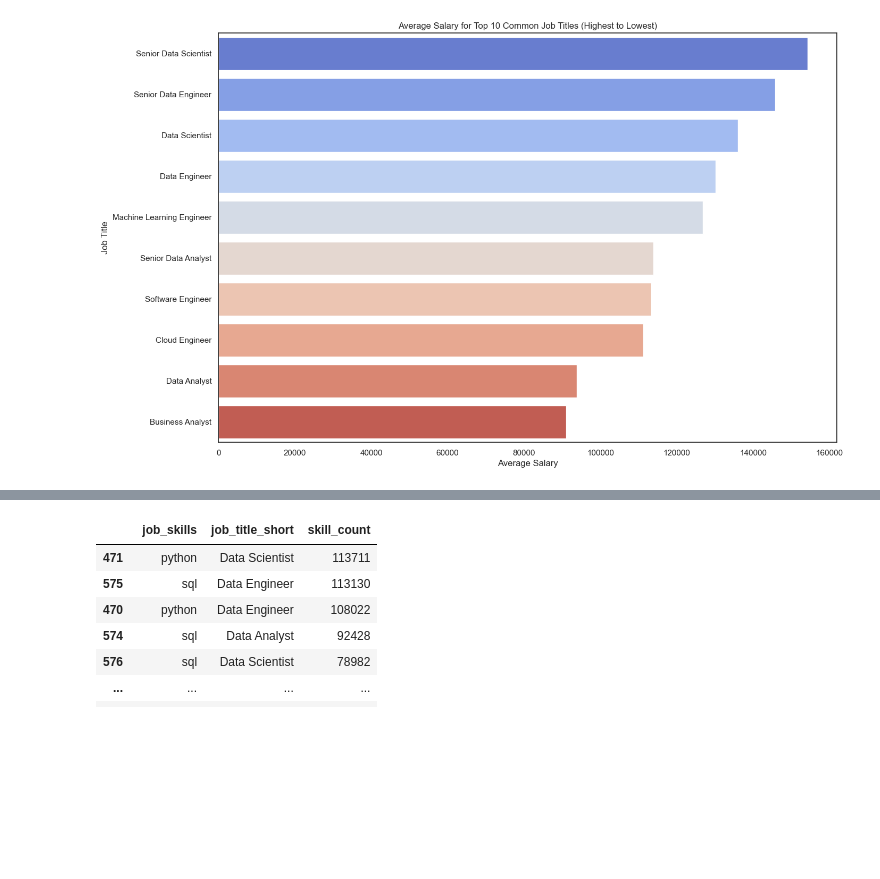
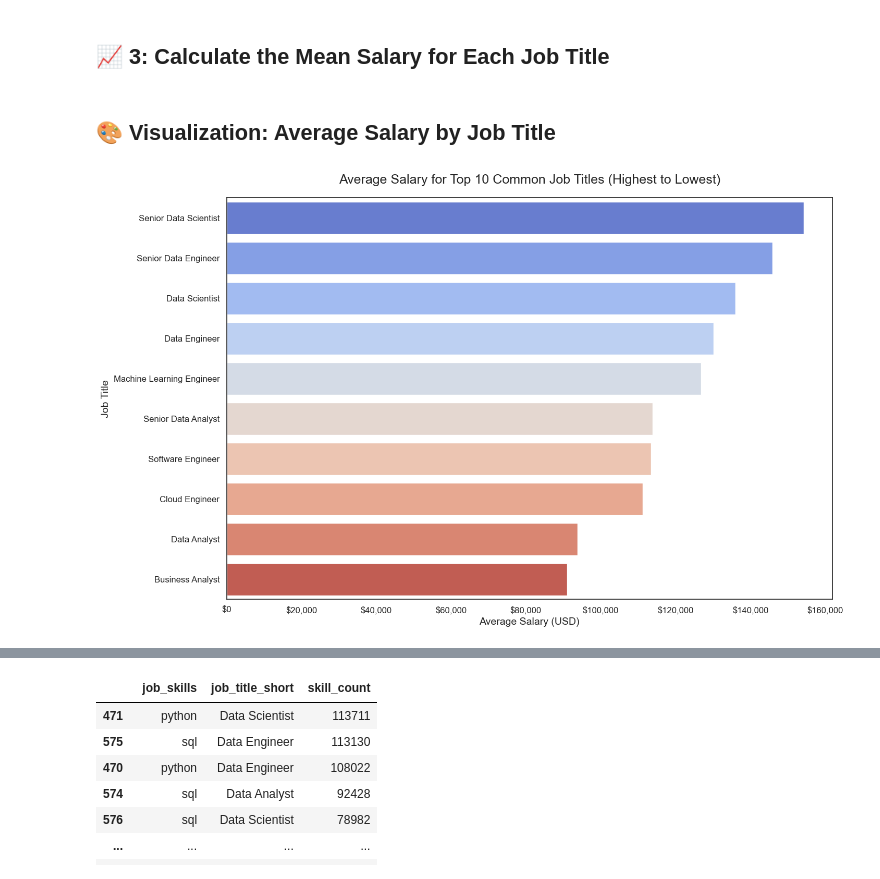
Before and after one commit to abdulganiu99/Job_Postings_Analysis_py, a Jupyter notebook: notebooks/3_analysis_and_visualization.ipynb, the cells around one changed output, grey strips where cells are left out. Cells and saved outputs as stored; diff of their text form; code cells hidden in the pictures; blank space fills up the shorter version.

```diff
--- a/notebooks/3_analysis_and_visualization.ipynb
+++ b/notebooks/3_analysis_and_visualization.ipynb
@@ -34,0 +108,2 @@ plt.show()
+# %% [markdown]
+## 📈 3: Calculate the Mean Salary for Each Job Title
@@ -35,15 +113,30 @@ plt.show()
+# %% [markdown]
+## 🎨 Visualization: Average Salary by Job Title
 # %%
-# Salary Distribution of the Top Requested Jobs
-top_jobs = df['job_title_short'].value_counts().index[:10]
-top_jobs_df = df[df['job_title_short'].isin(top_jobs)]
-mean_salaries = top_jobs_df.groupby('job_title_short')['salary_year_avg'].mean().sort_values(ascending=False)
+# Set the theme for visualizations
+sns.set_theme(style='white')
 
-sns.set_theme(style='white')
+# Create a horizontal bar plot for average salaries
 plt.figure(figsize=(15, 10))
-sns.barplot(x=mean_salaries.values, y=mean_salaries.index, order=mean_salaries.index, palette='coolwarm')
-plt.title('Average Salary for Top 10 Common Job Titles (Highest to Lowest)')
-plt.xlabel('Average Salary')
-plt.ylabel('Job Title')
+sns.barplot(
+    x=mean_salaries.values,  # Average salary values
+    y=mean_salaries.index,  # Job titles
+    order=mean_salaries.index,  # Order by average salary (highest to lowest)
+    palette='coolwarm'  )
+
+# Add title and labels
+plt.title('Average Salary for Top 10 Common Job Titles (Highest to Lowest)', fontsize=18, pad=20)
+plt.xlabel('Average Salary (USD)', fontsize=14)
+plt.ylabel('Job Title', fontsize=14)
+
+# Format x-axis ticks to include dollar signs and commas
+plt.gca().xaxis.set_major_formatter(plt.FuncFormatter(lambda x, _: f'${x:,.0f}'))
+
+# Improve tick labels
+plt.xticks(fontsize=12)
+plt.yticks(fontsize=12)
+
+# Display the plot
 plt.show()
 # %% [output]
-[figure, old version]
+[figure, new version]
```
Also changed, not shown: parts of 50 cells of this notebook.
